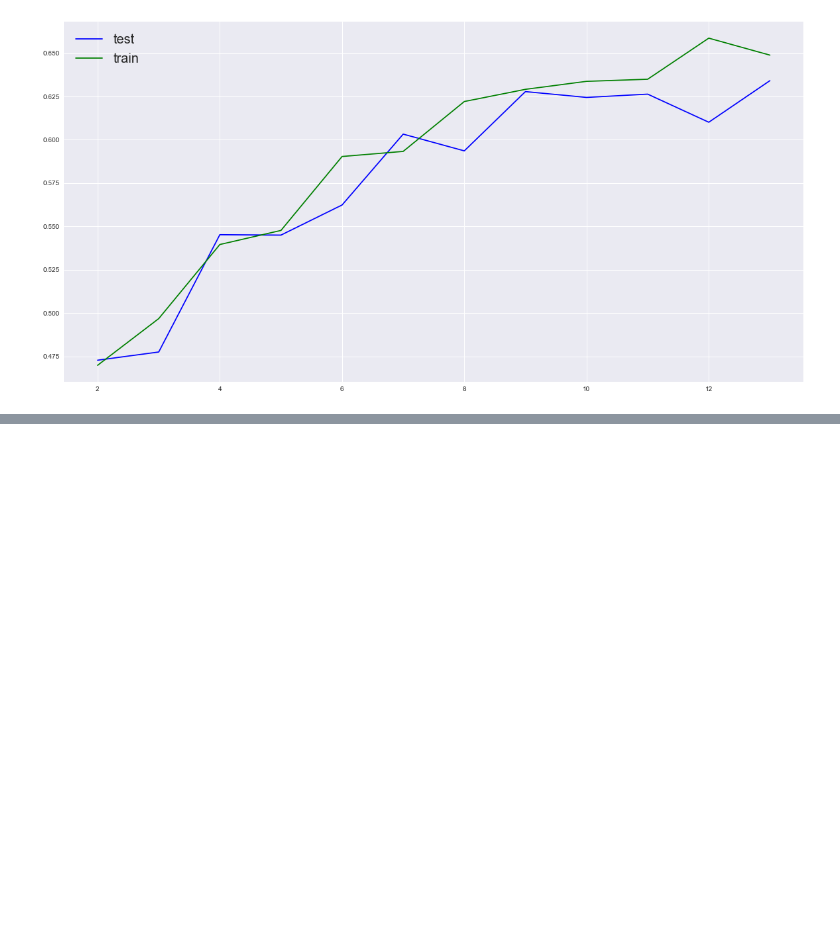
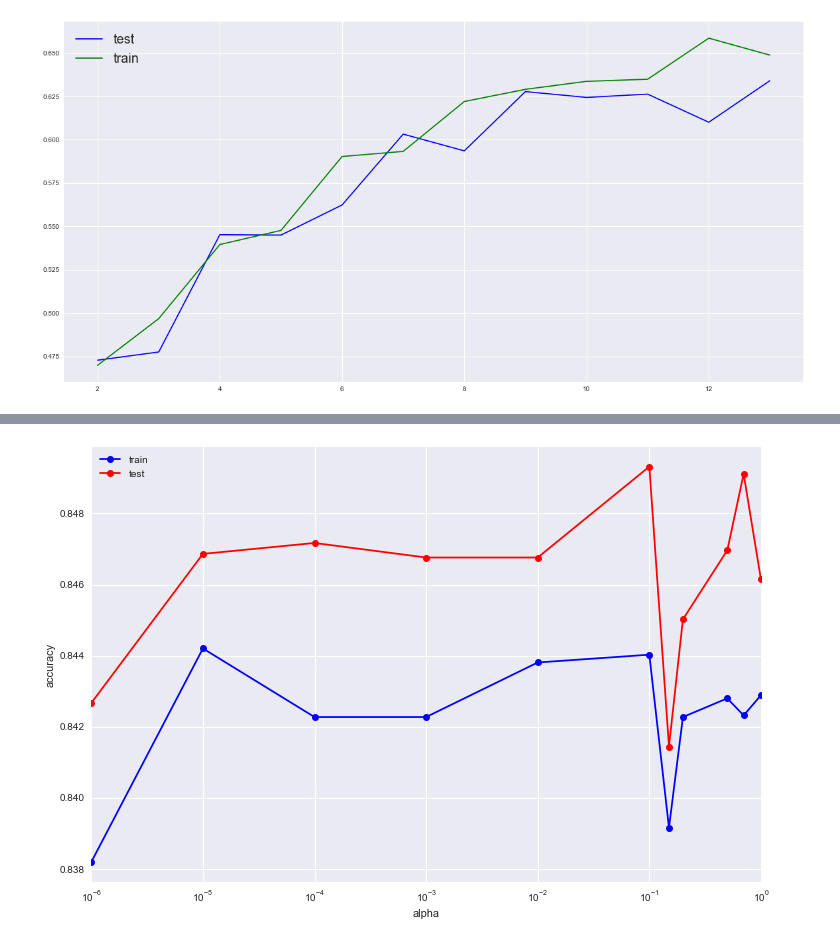
Before and after one commit to AligoruM/ML, a Jupyter notebook: Task1.ipynb, the cells around one changed output, grey strips where cells are left out. Cells and saved outputs as stored; diff of their text form; code cells hidden in the pictures; blank space fills up the shorter version.

```diff
--- a/Task1.ipynb
+++ b/Task1.ipynb
@@ -714,0 +720,5 @@ pass
+# %%
+X_train, X_test, y_train, y_test = train_test_split(X, y, test_size = 0.3, random_state = 1900)
+# %%
+mlp_model = MLPClassifier(hidden_layer_sizes = (100, 50), solver = 'lbfgs',
+                          activation = 'logistic', random_state = 2020)
@@ -714,0 +740,14 @@ pass
+# %%
+alphas = [0.000001, 0.00001, 0.0001, 0.001, 0.01, 0.1, 0.15, 0.2, 0.5, 0.7, 1]
+
+test_acc = []
+train_acc = []
+
+for i in alphas:
+    mlp_model = MLPClassifier(hidden_layer_sizes = (100, 50), alpha = i, solver = 'lbfgs',
+                          activation = 'logistic', random_state = 2020)
+    mlp_model.fit(X_train, y_train)
+
+    train_acc.append(mlp_model.score(X_train, y_train))
+    test_acc.append(mlp_model.score(X_test, y_test))
+    print(i)
@@ -714,0 +766,11 @@ pass
+# %%
+plt.figure(figsize=(12,8))
+plt.semilogx(alphas, train_acc, 'b-o', label = 'train')
+plt.semilogx(alphas, test_acc, 'r-o', label = 'test')
+plt.xlim([np.min(alphas), np.max(alphas)])
+plt.xlabel('alpha')
+plt.ylabel('accuracy')
+plt.legend()
+pass
+# %% [output]
+[figure, added]
```
Also changed, not shown: parts of 11 cells of this notebook.
